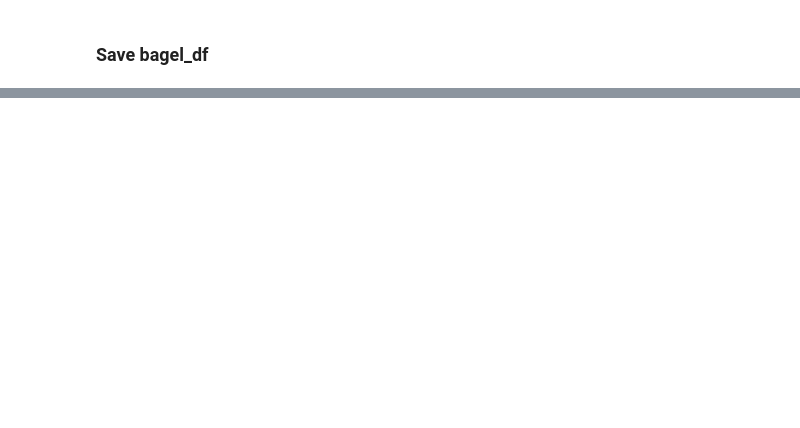
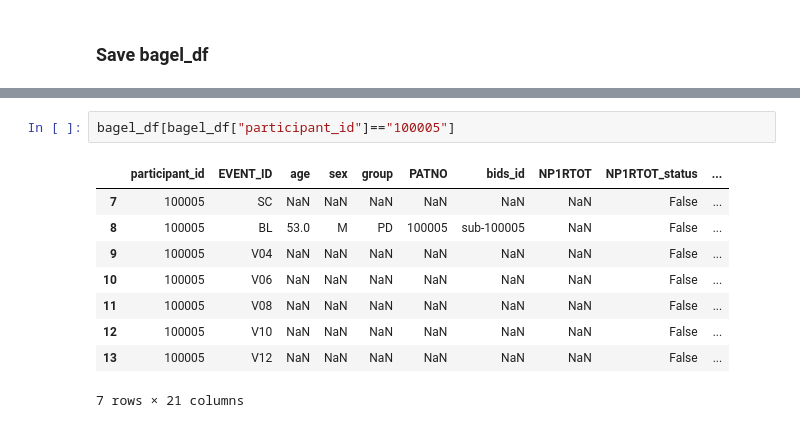
Before and after one commit to yarikoptic/mr_proc, a Jupyter notebook: notebooks/2_tabular_proc_tracking.ipynb, the cells around one changed output, grey strips where cells are left out. Cells and saved outputs as stored; diff of their text form; blank space fills up the shorter version.

```diff
--- a/notebooks/2_tabular_proc_tracking.ipynb
+++ b/notebooks/2_tabular_proc_tracking.ipynb
@@ -218,2 +243,14 @@ if save_bagel:
 # %% [output]
 Save path: /home/nikhil/projects/Parkinsons/ppmi/tabular/bagel.csv
+# %%
+bagel_df[bagel_df["participant_id"]=="100005"]
+# %% [output]
+|  | participant_id | EVENT_ID | age | sex | group | PATNO | bids_id | NP1RTOT | NP1RTOT_status | ... |
+| 7 | 100005 | SC | NaN | NaN | NaN | NaN | NaN | NaN | False | ... |
+| 8 | 100005 | BL | 53.0 | M | PD | 100005 | sub-100005 | NaN | False | ... |
+| 9 | 100005 | V04 | NaN | NaN | NaN | NaN | NaN | NaN | False | ... |
+| 10 | 100005 | V06 | NaN | NaN | NaN | NaN | NaN | NaN | False | ... |
+| 11 | 100005 | V08 | NaN | NaN | NaN | NaN | NaN | NaN | False | ... |
+| 12 | 100005 | V10 | NaN | NaN | NaN | NaN | NaN | NaN | False | ... |
+| 13 | 100005 | V12 | NaN | NaN | NaN | NaN | NaN | NaN | False | ... |
+7 rows × 21 columns
```
Also changed, not shown: parts of 14 cells of this notebook, 1 other file.
